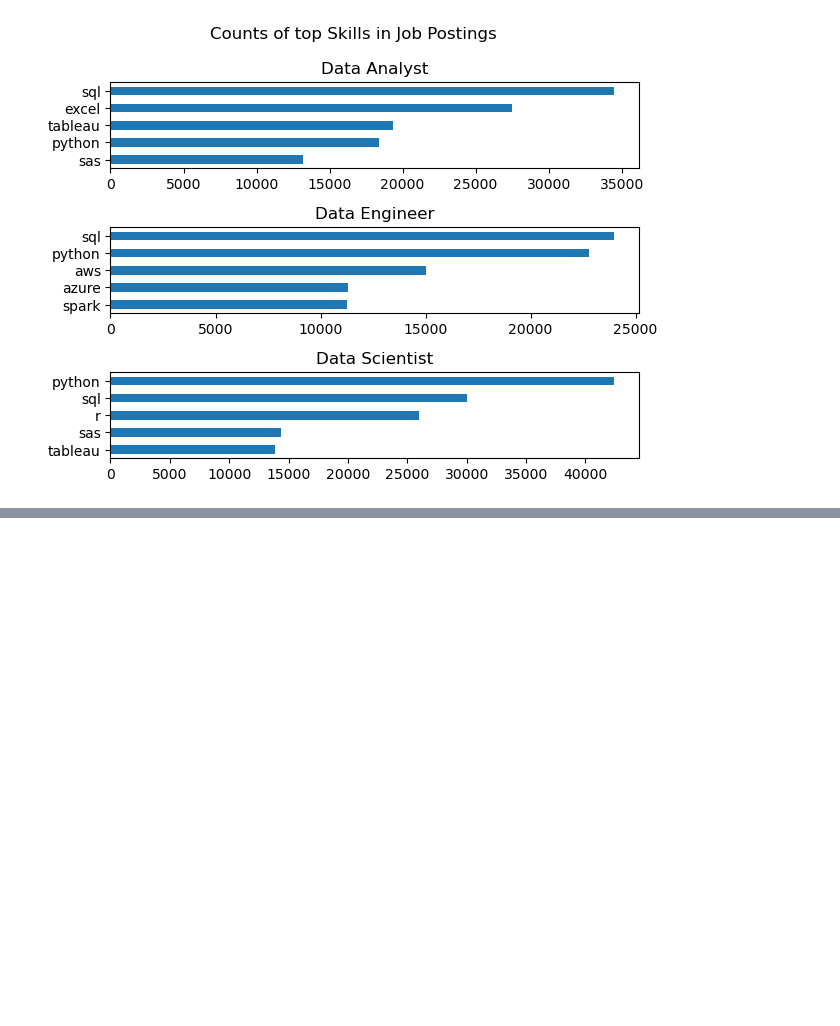
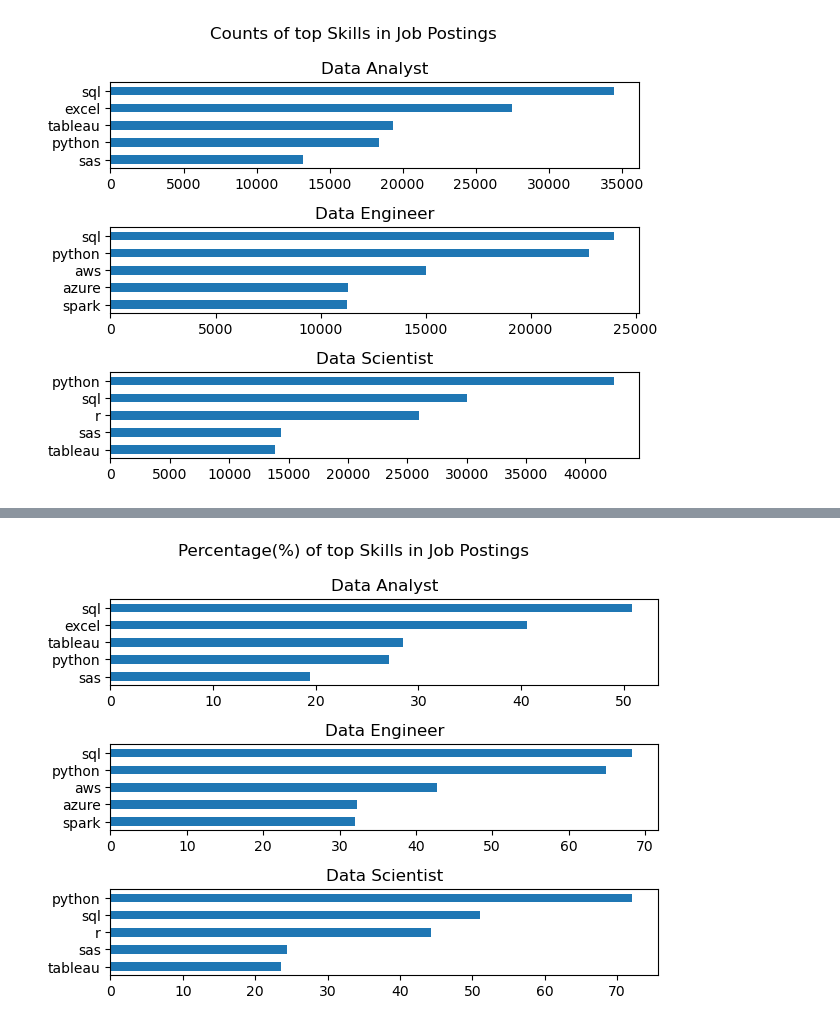
Before and after one commit to sajed-abir/Data-Project, a Jupyter notebook: Project/2_Skills_Count.ipynb, the cells around one changed output, grey strips where cells are left out. Cells and saved outputs as stored; diff of their text form; code cells hidden in the pictures; blank space fills up the shorter version.

```diff
--- a/Project/2_Skills_Count.ipynb
+++ b/Project/2_Skills_Count.ipynb
@@ -59,3 +62,11 @@ fig.suptitle('Counts of top Skills in Job Postings')
 fig.tight_layout()
 # %% [output]
 [figure]
+# %%
+df_job_title_count = df_us['job_title_short'].value_counts().reset_index(name='job_total')
+# %%
+df_skill_perc = pd.merge(df_skill_count, df_job_title_count, how='left', on='job_title_short')
+
+df_skill_perc['skill_percent'] = 100 *  df_skill_perc['skill_count'] / df_skill_perc['job_total']
+
+df_skill_perc
@@ -61,0 +87,17 @@ fig.tight_layout()
+# %%
+fig, ax = plt.subplots(len(job_titles),1)
+
+for i, job_title in enumerate(job_titles):
+
+    df_plot = (df_skill_perc[df_skill_perc['job_title_short'] == job_title].head(5))
+    df_plot.plot(kind='barh', x='job_skills', y='skill_percent', ax=ax[i], title=job_title)
+
+    ax[i].invert_yaxis()
+    ax[i].set_ylabel('')
+    ax[i].legend().set_visible(False)
+    #ax[i].set_xlim(0, 120000)
+
+fig.suptitle('Percentage(%) of top Skills in Job Postings')
+fig.tight_layout()
+# %% [output]
+[figure, added]
```
Also changed, not shown: parts of 2 cells of this notebook, 1 other file.
